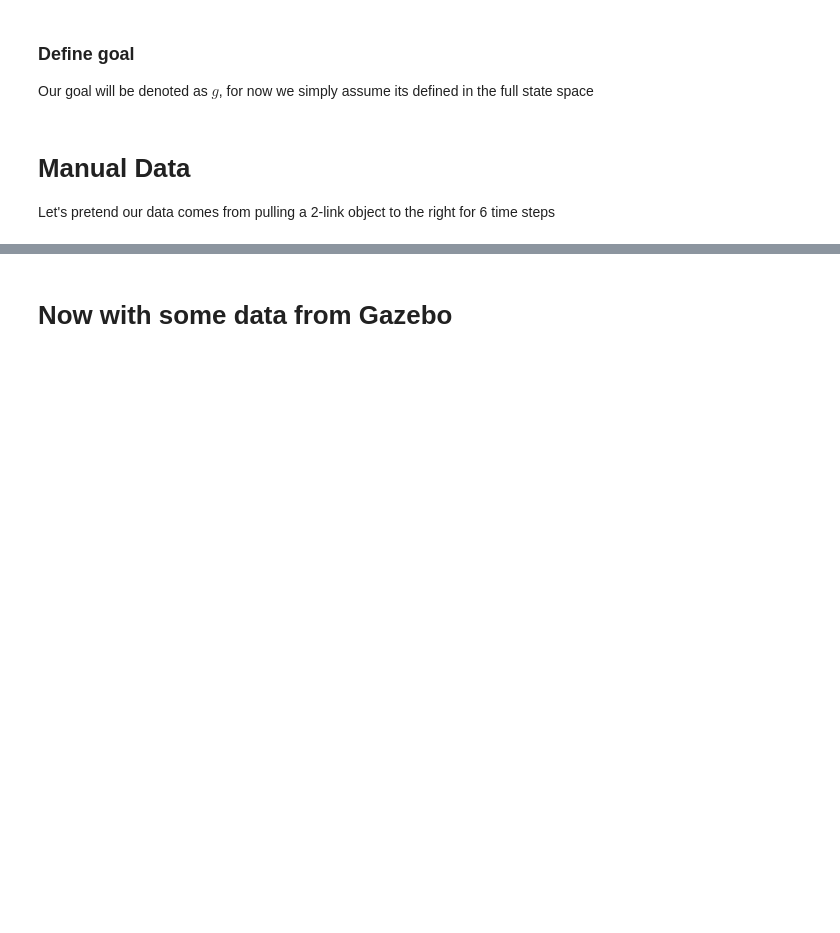
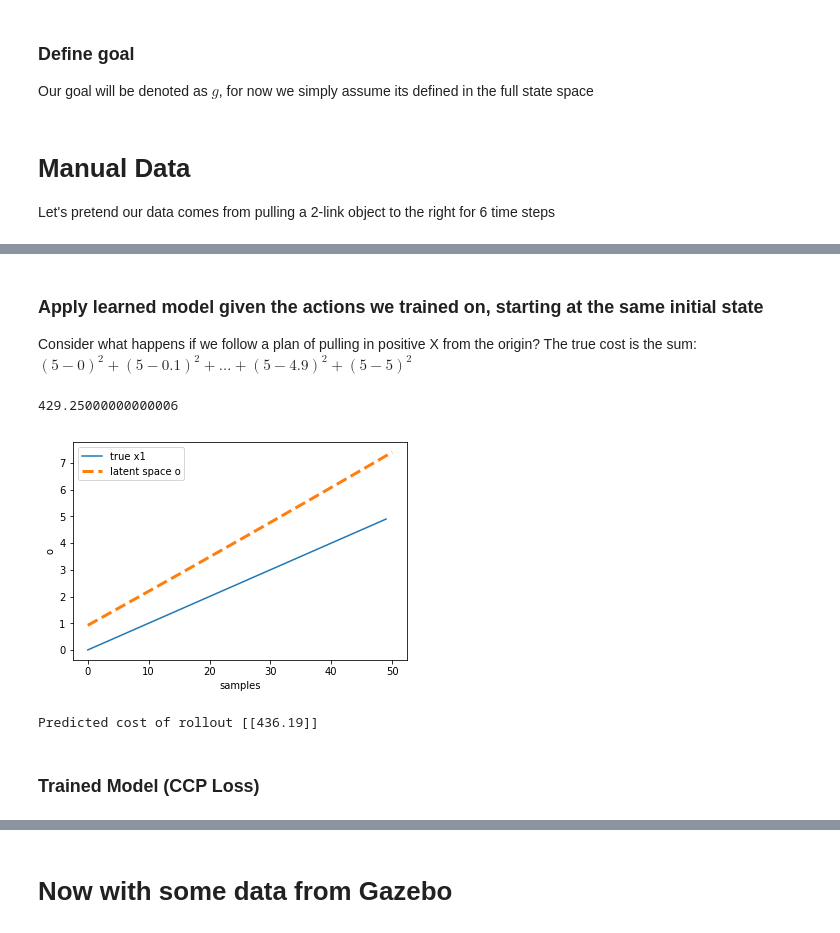
Before and after one commit to PeterMitrano/notebooks, a Jupyter notebook: toy_problem_optimization.ipynb, the cells around one changed output, grey strips where cells are left out. Saved outputs shown, nothing was run; the diff lists cells and outputs as text; code cells hidden in the pictures; blank space fills up the shorter version.

```diff
--- a/toy_problem_optimization.ipynb
+++ b/toy_problem_optimization.ipynb
@@ -134,0 +124,4 @@ Unsurprisingly, we are also able to fit our data in this case. Much more interes
+# %%
+csp_manual_model = tpo.LinearStateSpaceModelWithQuadraticCost(N=4, M=1, L=2)
+BOLD("CSP Manual Model Loss:")
+csp_manual_eval = tpo.train_and_eval(csp_manual_model, manual_data, g, manual_dt, tpo.state_prediction_objective)
@@ -134,0 +142,22 @@ Unsurprisingly, we are also able to fit our data in this case. Much more interes
+# %% [markdown]
+### Apply learned model given the actions we trained on, starting at the same initial state
+
+Consider what happens if we follow a plan of pulling in positive X from the origin?
+The true cost is the sum: $(5-0)^2+(5-0.1)^2+\dots+(5-4.9)^2+(5-5)^2$
+# %%
+# This is what we know the cost will be...
+cost = 0
+for x1 in np.arange(0, 5, .1):
+    cost += (5-x1)**2
+print(cost)
+# %% [output]
+429.25000000000006
+# %%
+s0 = np.array([[0], [0], [1], [0]])
+csp_manual_model_rollout_predicted_cost = tpo.plot_rollout(csp_manual_model, manual_data, manual_dt, s0, g)
+print("Predicted cost of rollout", csp_manual_model_rollout_predicted_cost)
+# %% [output]
+[figure, added]
+Predicted cost of rollout [[436.19]]
+# %% [markdown]
+### Trained  Model (CCP Loss)
```
Also changed, not shown: parts of 53 cells of this notebook.
